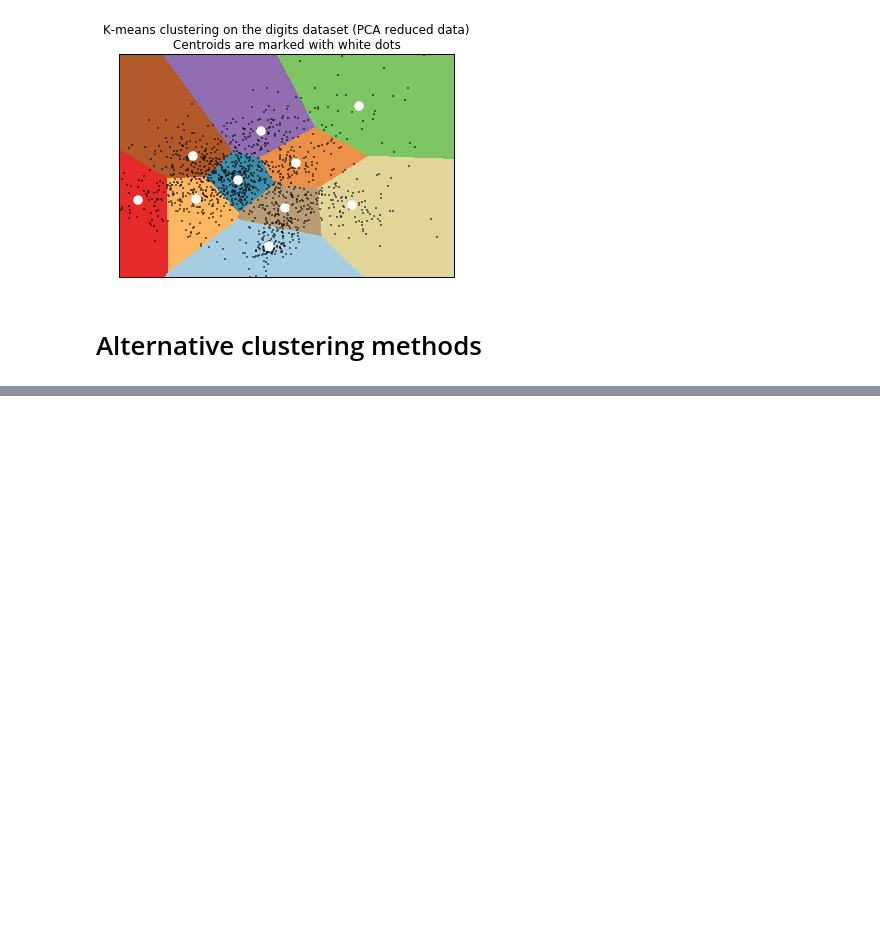
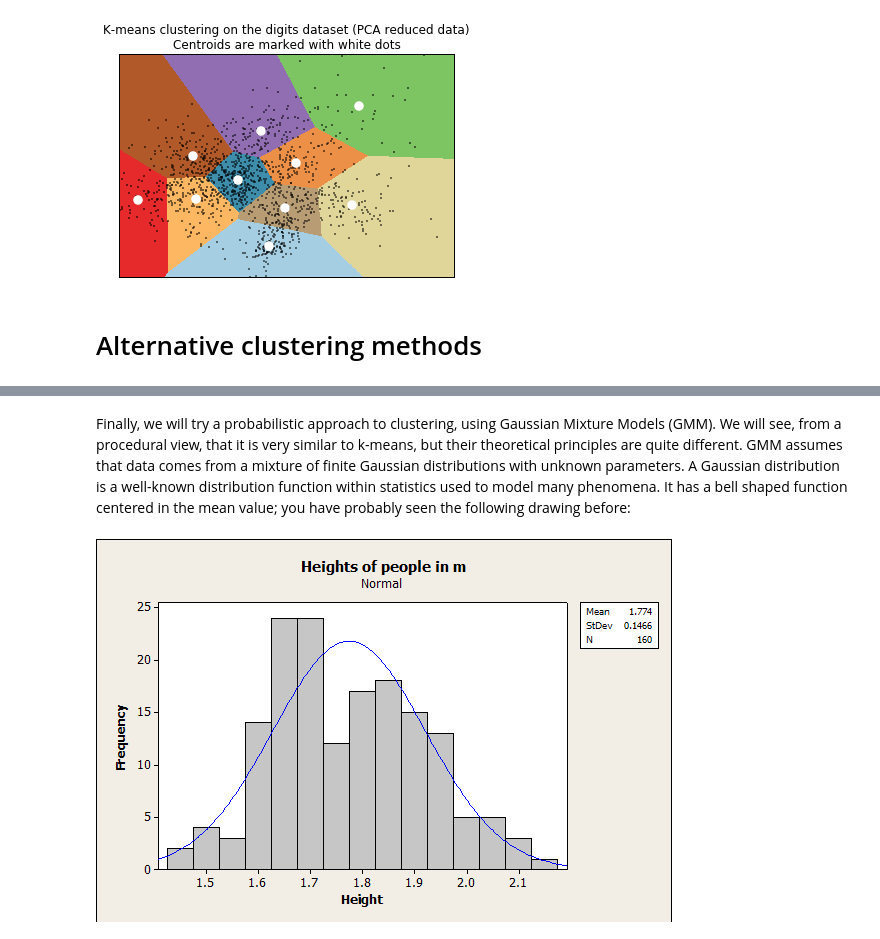
Before and after one commit to renvaldas/scikit-learn, a Jupyter notebook: unsupervised_learning.ipynb, the cells around one changed output, grey strips where cells are left out. Drawn from its saved outputs; the diff is of its cells as text; code cells hidden in the pictures; blank space fills up the shorter version.

```diff
--- a/unsupervised_learning.ipynb
+++ b/unsupervised_learning.ipynb
@@ -410,0 +457,13 @@ plt.show()
+# %% [markdown]
+Finally, we will try a probabilistic approach to clustering, using Gaussian Mixture
+Models (GMM). We will see, from a procedural view, that it is very similar to
+k-means, but their theoretical principles are quite different. GMM assumes that data
+comes from a mixture of finite Gaussian distributions with unknown parameters. A
+Gaussian distribution is a well-known distribution function within statistics used to
+model many phenomena. It has a bell shaped function centered in the mean value;
+you have probably seen the following drawing before:
+# %%
+from IPython.core.display import Image
+Image(filename='people_mean.png')
+# %% [output]
+[figure, added]
```
Also changed, not shown: parts of 13 cells of this notebook, 1 other file.
